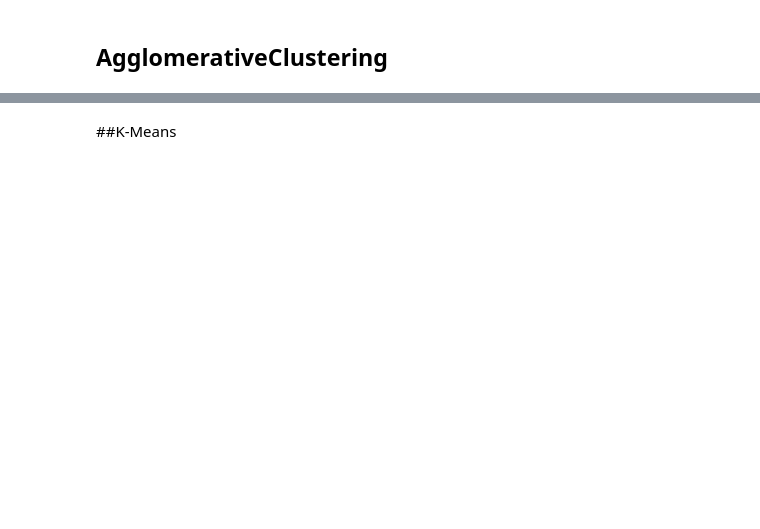
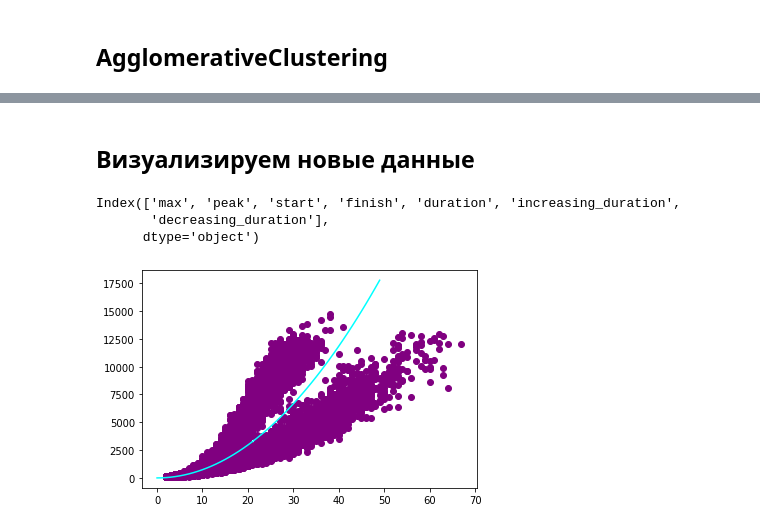
Before and after one commit to Kealfeyne/Samsung_Bootcamp_Classic_ML, a Jupyter notebook: final_clustering.ipynb, the cells around one changed output, grey strips where cells are left out. Drawn from its saved outputs; the diff is of its cells as text; code cells hidden in the pictures; blank space fills up the shorter version.

```diff
--- a/final_clustering.ipynb
+++ b/final_clustering.ipynb
@@ -42,8 +55,7 @@ plt.show()
 # %% [markdown]
 Создадим DataFrame с новыми фичами
 # %%
-features = ['max', 'peak', 'start', 'finish', 'duration', 'increasing_duration',\
-            'decreasing_duration']
+features = ['max', 'peak', 'start', 'finish', 'duration', 'increasing_duration', 'decreasing_duration']
 new_dataset = pd.DataFrame([], index=dataset.index, columns=features)
 # %% [markdown]
 Будем строить фичи такими способами:
@@ -149,2 +174,0 @@ score
-# %% [markdown]
-##K-Means
@@ -155,0 +175,20 @@ model_kmeans = KMeans(n_clusters=2, max_iter=5000, random_state=42)
+# %% [markdown]
+## Визуализируем новые данные
+# %%
+processed_dataset.columns
+# %% [output]
+Index(['max', 'peak', 'start', 'finish', 'duration', 'increasing_duration',
+       'decreasing_duration'],
+      dtype='object')
+# %%
+fig, ax = plt.subplots()
+
+ax.scatter(processed_dataset['decreasing_duration'],\
+           processed_dataset['max'], c = 'purple', )
+x = range(0, 50)
+y = [i**2*7.4 for i in x]
+# plt.ylim((None, 2500))
+ax.plot(x, y, c = 'cyan')
+plt.show()
+# %% [output]
+[figure, added]
```
Also changed, not shown: parts of 32 cells of this notebook.
